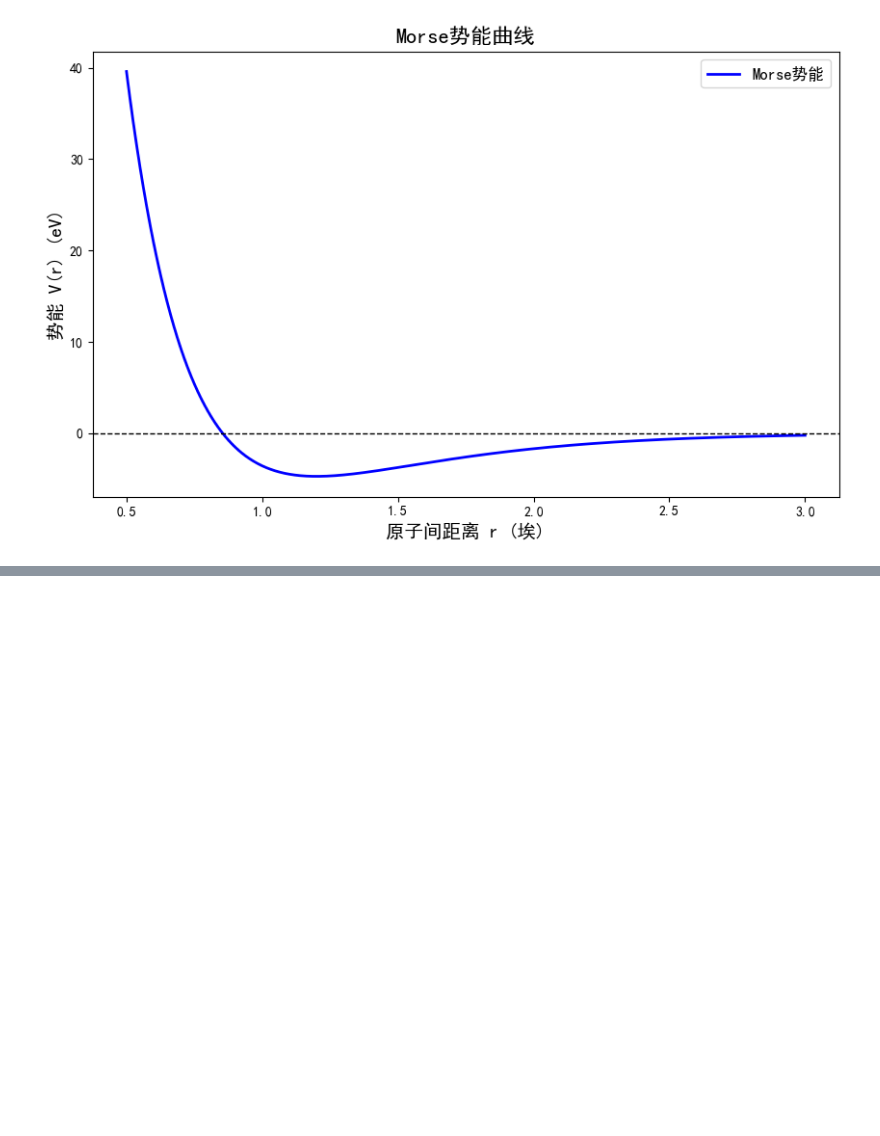
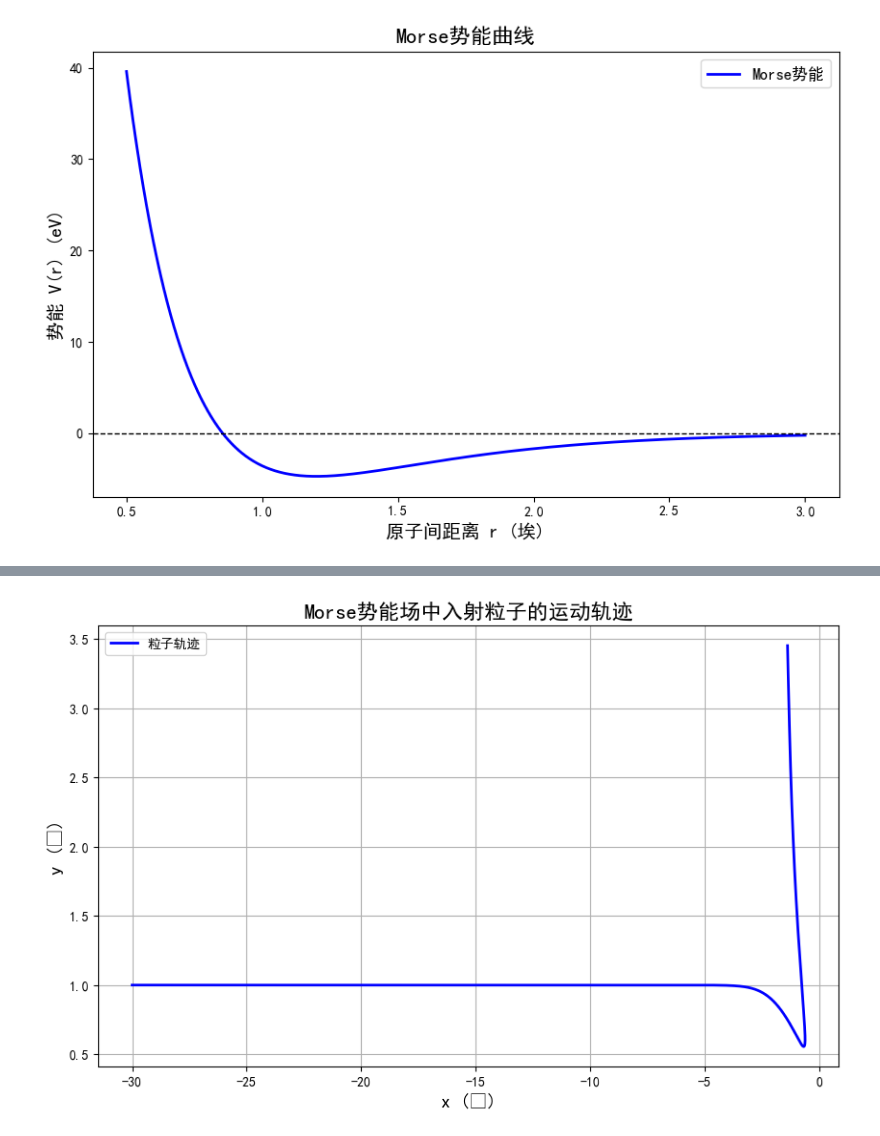
Before and after one commit to Glueo/graduate_phy_proj_2025, a Jupyter notebook: Morse/Morse.ipynb, the cells around one changed output, grey strips where cells are left out. Saved outputs shown, nothing was run; the diff lists cells and outputs as text; code cells hidden in the pictures; blank space fills up the shorter version.

```diff
--- a/Morse/Morse.ipynb
+++ b/Morse/Morse.ipynb
@@ -67,0 +31,64 @@ plt.show()
+# %%
+import numpy as np
+import matplotlib.pyplot as plt
+from tqdm import tqdm
+
+
+# Morse势能函
+def morse_potential(r, D_e=D_e, r_e=r_e, a=a):
+    return D_e * (1 - np.exp(-a * (r - r_e)))**2 - D_e
+
+# 计算 Morse 势能的径向导数 dV/dr
+def dV_dr(r, D_e=D_e, r_e=r_e, a=a):
+    # 当 r 很小时，为避免数值问题，这里直接返回较大值或0
+    if r < 1e-6:
+        return 0.0
+    return 2 * D_e * a * np.exp(-a * (r - r_e)) * (1 - np.exp(-a * (r - r_e)))
+
+# Morse 势能下的力函数（二维）：F(r_vec) = - dV/dr * (r_vec/r)
+def morse_force(r_vec):
+    r = np.linalg.norm(r_vec)
+    if r < 1e-6:
+        return np.array([0.0, 0.0])
+    force_magnitude = - dV_dr(r)
+    return force_magnitude * r_vec / r
+
+
+steps = 3000            # 模拟总步数
+dt = 0.01               # 时间步长
+x0 = -30.0              # 初始 x 坐标
+y0 = 1.0                # 初始 y 坐标，设定为 0 (或可以添加随机扰动)
+v0 = 1.0               # 初始速度大小（水平入射，即初始速度为 (v0,0)）
+mass = 1.0              # 质量，取1（单位统一）
+
+# 记录轨迹
+trajectory = np.zeros((steps, 2))
+
+# 初始条件
+r = np.array([x0, y0])
+v = np.array([v0, 0.0])
+
+
+for i in tqdm(range(steps), desc="Simulating trajectory"):
+    trajectory[i] = r.copy()
+    # 计算当前加速度
+    a_vec = morse_force(r) / mass  # a = F/m, 此处 m=1
+    # 位置更新：r_new = r + v*dt + 0.5*a*dt^2
+    r_new = r + v * dt + 0.5 * a_vec * dt**2
+    # 计算新位置的加速度
+    a_new = morse_force(r_new) / mass
+    # 速度更新： v_new = v + 0.5*(a+a_new)*dt
+    v = v + 0.5 * (a_vec + a_new) * dt
+    r = r_new
+
+
+plt.figure(figsize=(10, 6))
+plt.plot(trajectory[:, 0], trajectory[:, 1], 'b-', lw=2, label="粒子轨迹")
+plt.xlabel("x (Å)", fontsize=14)
+plt.ylabel("y (Å)", fontsize=14)
+plt.title("Morse势能场中入射粒子的运动轨迹", fontsize=16)
+plt.legend()
+plt.grid(True)
+plt.show()
+# %% [output]
+[figure, added]
```
Also changed, not shown: parts of 7 cells of this notebook, 18 other files.
